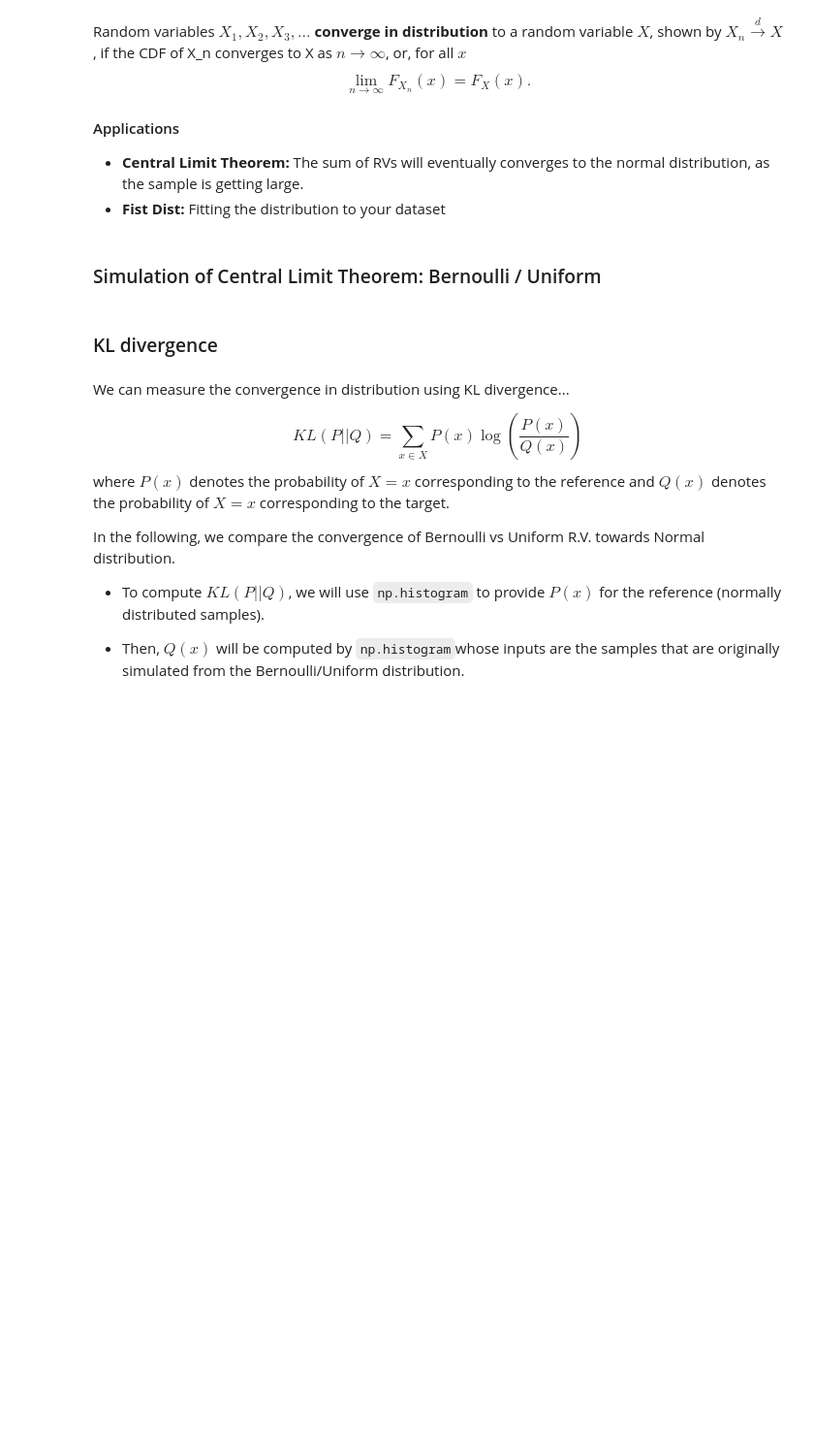
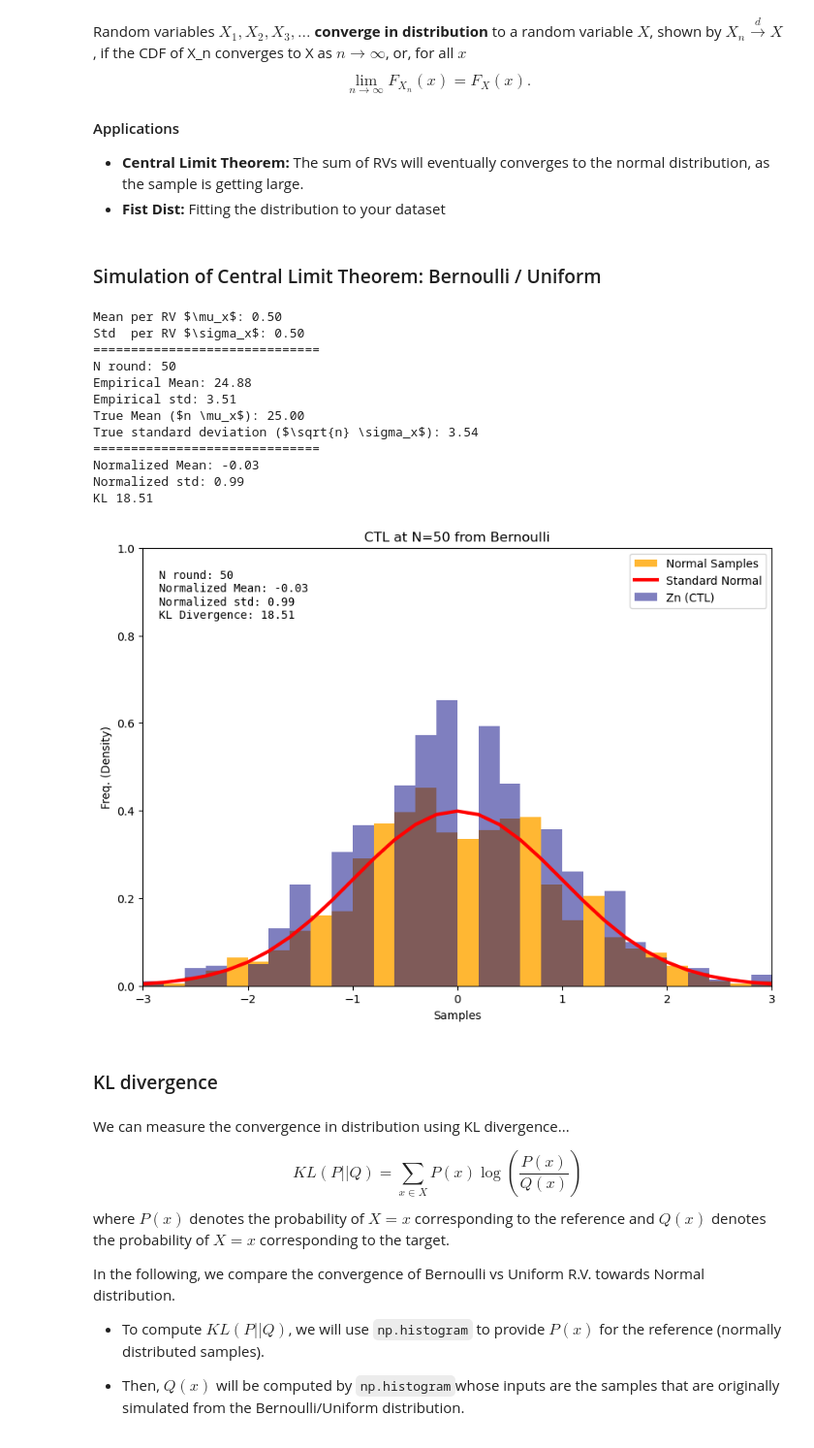
Before and after one commit to GenAI-CUEE/Estimation-Theory-EE523, a Jupyter notebook: Tutorial2/main.ipynb, the cells around one changed output. Shown at 97% size. Cells and saved outputs as stored; diff of their text form; code cells hidden in the pictures; blank space fills up the shorter version.

```diff
--- a/Tutorial2/main.ipynb
+++ b/Tutorial2/main.ipynb
@@ -44,19 +44,33 @@ cwd = os.getcwd()
 # %%
 ########################## The Central Limit Theorem ##########################
 # Show that: the sum of RVs will eventually converges to the normal distribution,
 # as the number of sum is getting large.
 
-N_round = 100 # the number of sum << Vary this one
+N_round = 50 # the number of sum << Vary this one
 N_size  = 1000
 
 
-orginal_distribution = "Uniform" # {"Bernoulli" | "Uniform"}
+orginal_distribution = "Bernoulli" # {"Bernoulli" | "Uniform"}
 
 
 dirpath = os.path.join(cwd, orginal_distribution)
 os.makedirs(dirpath, exist_ok=True)
 
 KL_scores = CTL_simulation(N_round=N_round, N_size= N_size, orginal_distribution=orginal_distribution, dirpath=dirpath)
+# %% [output]
+Mean per RV $\mu_x$: 0.50
+Std  per RV $\sigma_x$: 0.50
+==============================
+N round: 50
+Empirical Mean: 24.88
+Empirical std: 3.51
+True Mean ($n \mu_x$): 25.00
+True standard deviation ($\sqrt{n} \sigma_x$): 3.54
+==============================
+Normalized Mean: -0.03
+Normalized std: 0.99
+KL 18.51
+[figure, added]
 # %% [markdown]
 ### KL divergence
 # %% [markdown]
```
Also changed, not shown: parts of 3 cells of this notebook, 1 other file.
